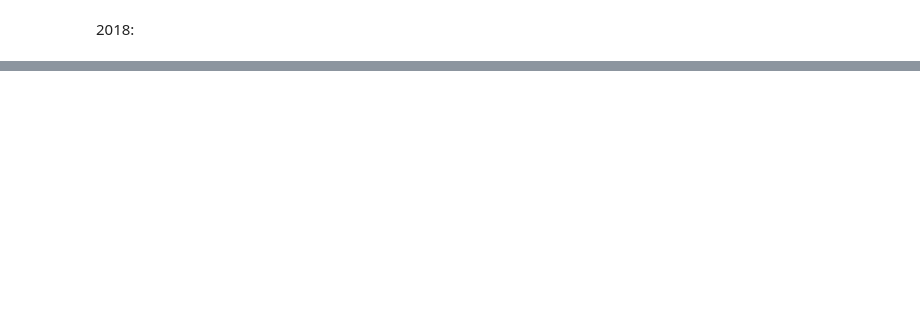
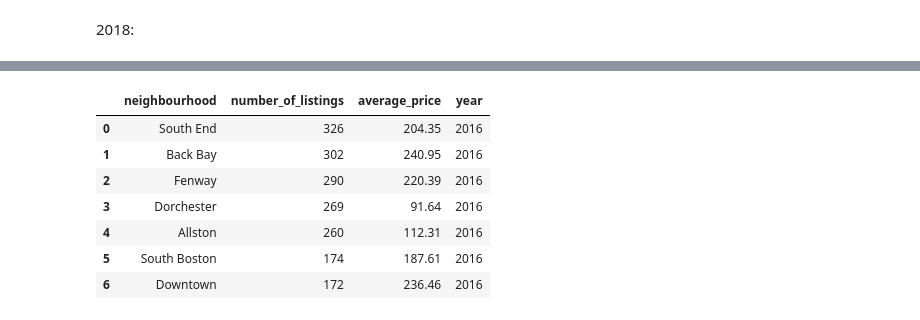
Before and after one commit to aditya-prasad-projects/Airbnb, a Jupyter notebook: Boston_Airbnb_Analysis.ipynb, the cells around one changed output, grey strips where cells are left out. Saved outputs shown, nothing was run; the diff lists cells and outputs as text; code cells hidden in the pictures; blank space fills up the shorter version.

```diff
--- a/Boston_Airbnb_Analysis.ipynb
+++ b/Boston_Airbnb_Analysis.ipynb
@@ -358,0 +147,12 @@ spark.sql("""
+# %%
+neighbourhood_data_2016 = neighbourhood_data_analysis("data/Boston/2016/September/listings.csv", 2016)
+neighbourhood_data_2016.toPandas()
+# %% [output]
+|  | neighbourhood | number_of_listings | average_price | year |
+| 0 | South End | 326 | 204.35 | 2016 |
+| 1 | Back Bay | 302 | 240.95 | 2016 |
+| 2 | Fenway | 290 | 220.39 | 2016 |
+| 3 | Dorchester | 269 | 91.64 | 2016 |
+| 4 | Allston | 260 | 112.31 | 2016 |
+| 5 | South Boston | 174 | 187.61 | 2016 |
+| 6 | Downtown | 172 | 236.46 | 2016 |
```
Also changed, not shown: parts of 60 cells of this notebook.
